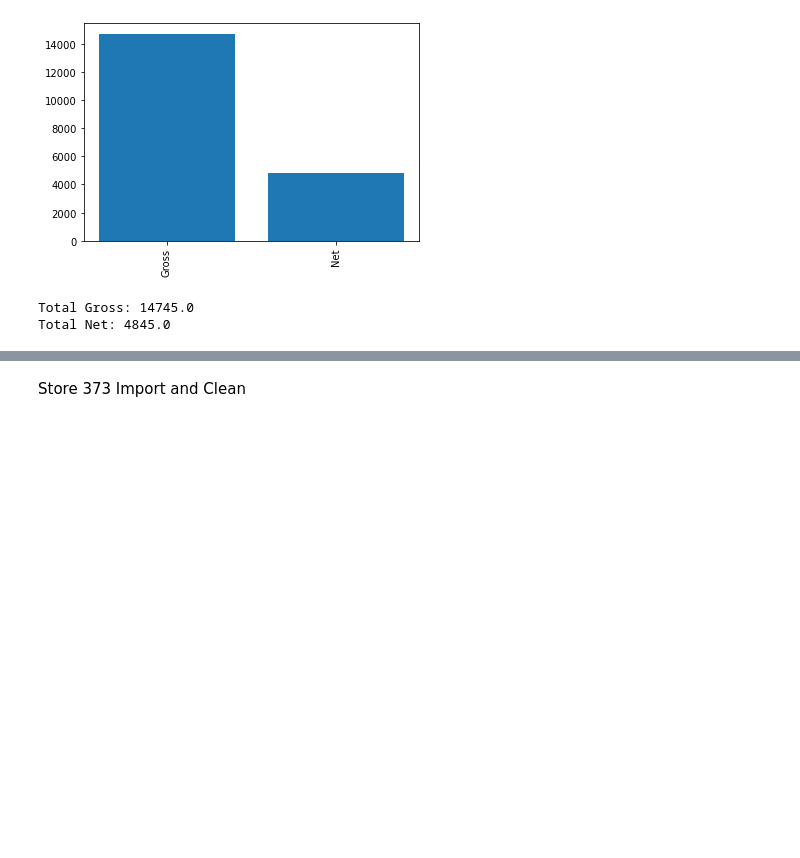
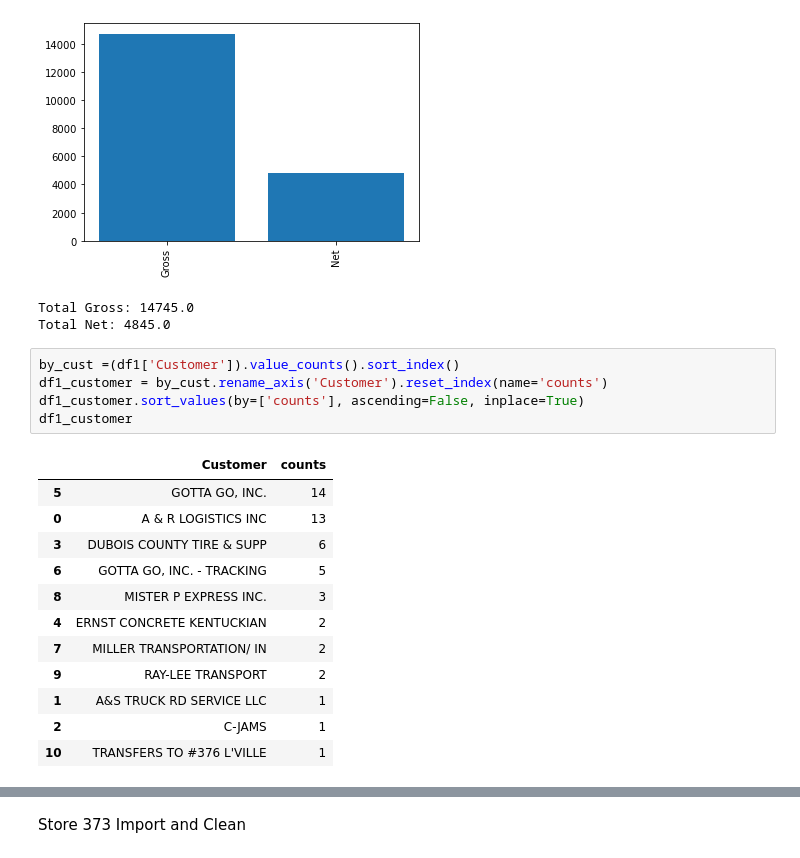
Before and after one commit to dmorton714/vis, a Jupyter notebook: import_ready.ipynb, the cells around one changed output, grey strips where cells are left out. Saved outputs shown, nothing was run; the diff lists cells and outputs as text; blank space fills up the shorter version.

```diff
--- a/import_ready.ipynb
+++ b/import_ready.ipynb
@@ -116,6 +116,24 @@ print('Total Net:',(Total_net))
 [figure]
 Total Gross: 14745.0
 Total Net: 4845.0
+# %%
+by_cust =(df1['Customer']).value_counts().sort_index()
+df1_customer = by_cust.rename_axis('Customer').reset_index(name='counts')
+df1_customer.sort_values(by=['counts'], ascending=False, inplace=True)
+df1_customer
+# %% [output]
+|  | Customer | counts |
+| 5 | GOTTA GO, INC. | 14 |
+| 0 | A & R LOGISTICS INC | 13 |
+| 3 | DUBOIS COUNTY TIRE & SUPP | 6 |
+| 6 | GOTTA GO, INC. - TRACKING | 5 |
+| 8 | MISTER P EXPRESS INC. | 3 |
+| 4 | ERNST CONCRETE KENTUCKIAN | 2 |
+| 7 | MILLER TRANSPORTATION/ IN | 2 |
+| 9 | RAY-LEE TRANSPORT | 2 |
+| 1 | A&S TRUCK RD SERVICE LLC | 1 |
+| 2 | C-JAMS | 1 |
+| 10 | TRANSFERS TO #376 L'VILLE | 1 |
 # %%
 df1['Date'] = pd.to_datetime(df1['Date'], format='%y%m%d')
 df1 = df1.groupby(df1['Date'].dt.to_period('m')).sum()
```
Also changed, not shown: parts of 1 cell of this notebook, 4 other files.
